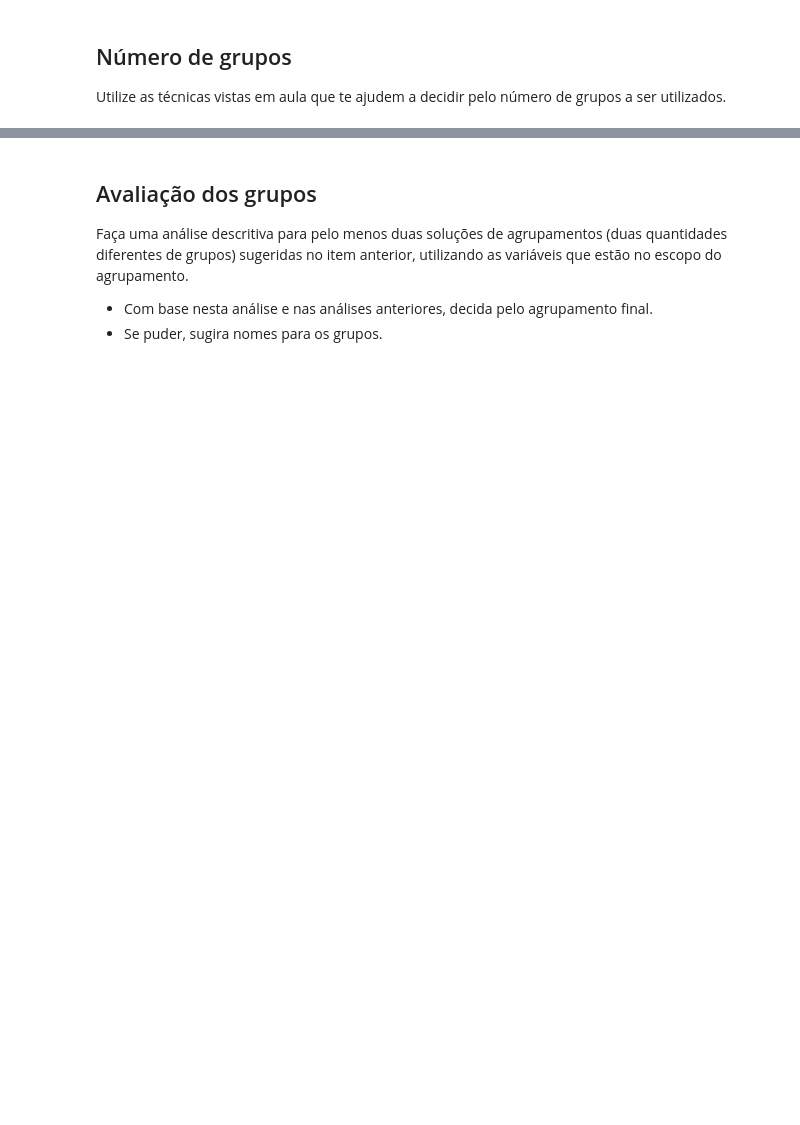
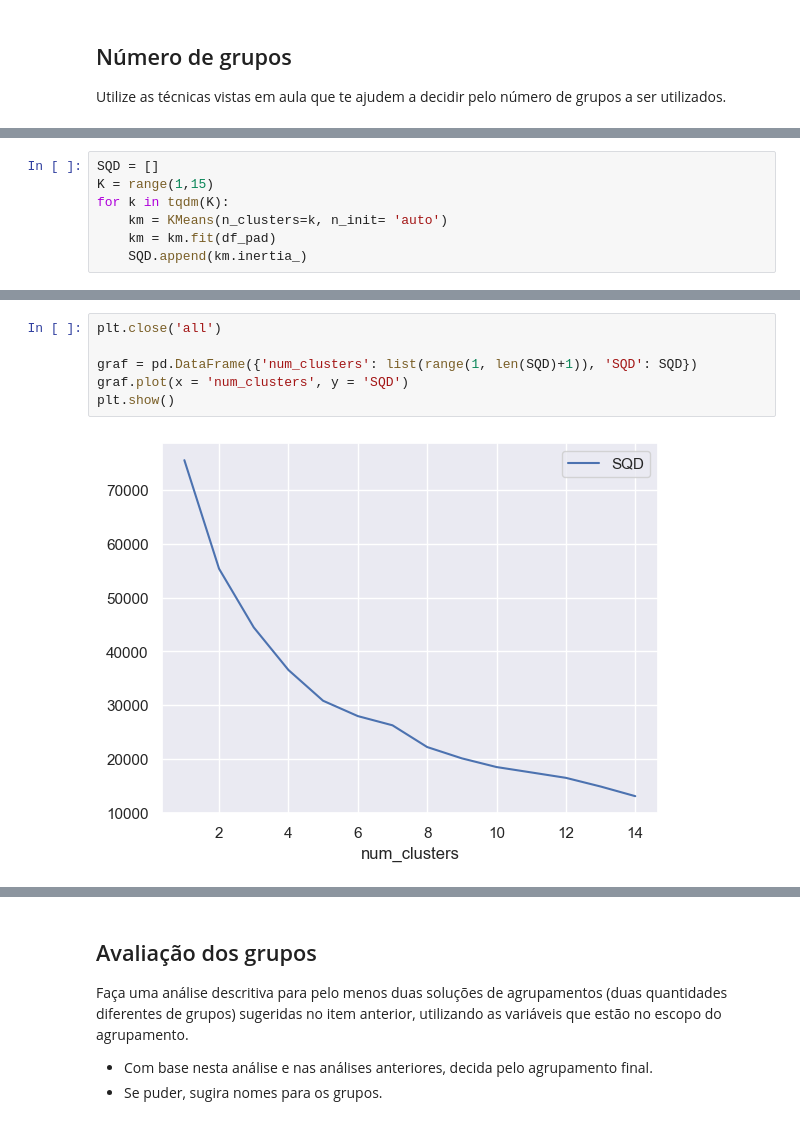
Before and after one commit to marceloaires7/EBAC-Exercicios, a Jupyter notebook: Exercício_Cientista_de_dados_Módulo29/mod29_tarefa.ipynb, the cells around one changed output, grey strips where cells are left out. Saved outputs shown, nothing was run; the diff lists cells and outputs as text; blank space fills up the shorter version.

```diff
--- a/Exercício_Cientista_de_dados_Módulo29/mod29_tarefa.ipynb
+++ b/Exercício_Cientista_de_dados_Módulo29/mod29_tarefa.ipynb
@@ -130,0 +165,7 @@ Utilize as técnicas vistas em aula que te ajudem a decidir pelo número de grup
+# %%
+SQD = []
+K = range(1,15)
+for k in tqdm(K):
+    km = KMeans(n_clusters=k, n_init= 'auto')
+    km = km.fit(df_pad)
+    SQD.append(km.inertia_)
@@ -130,0 +189,8 @@ Utilize as técnicas vistas em aula que te ajudem a decidir pelo número de grup
+# %%
+plt.close('all')
+
+graf = pd.DataFrame({'num_clusters': list(range(1, len(SQD)+1)), 'SQD': SQD})
+graf.plot(x = 'num_clusters', y = 'SQD')
+plt.show()
+# %% [output]
+[figure, added]
```
Also changed, not shown: parts of 16 cells of this notebook, 1 other file.
